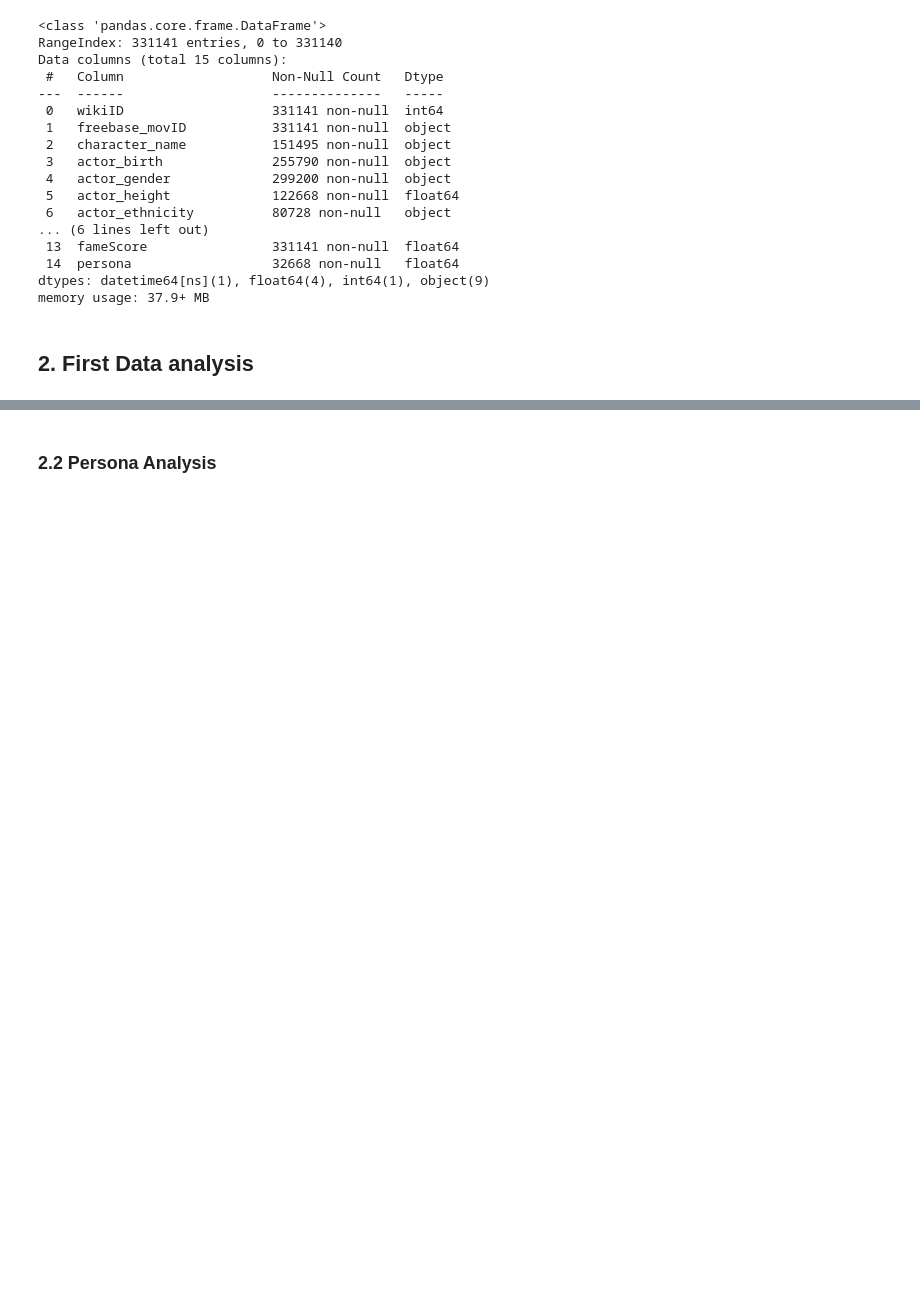
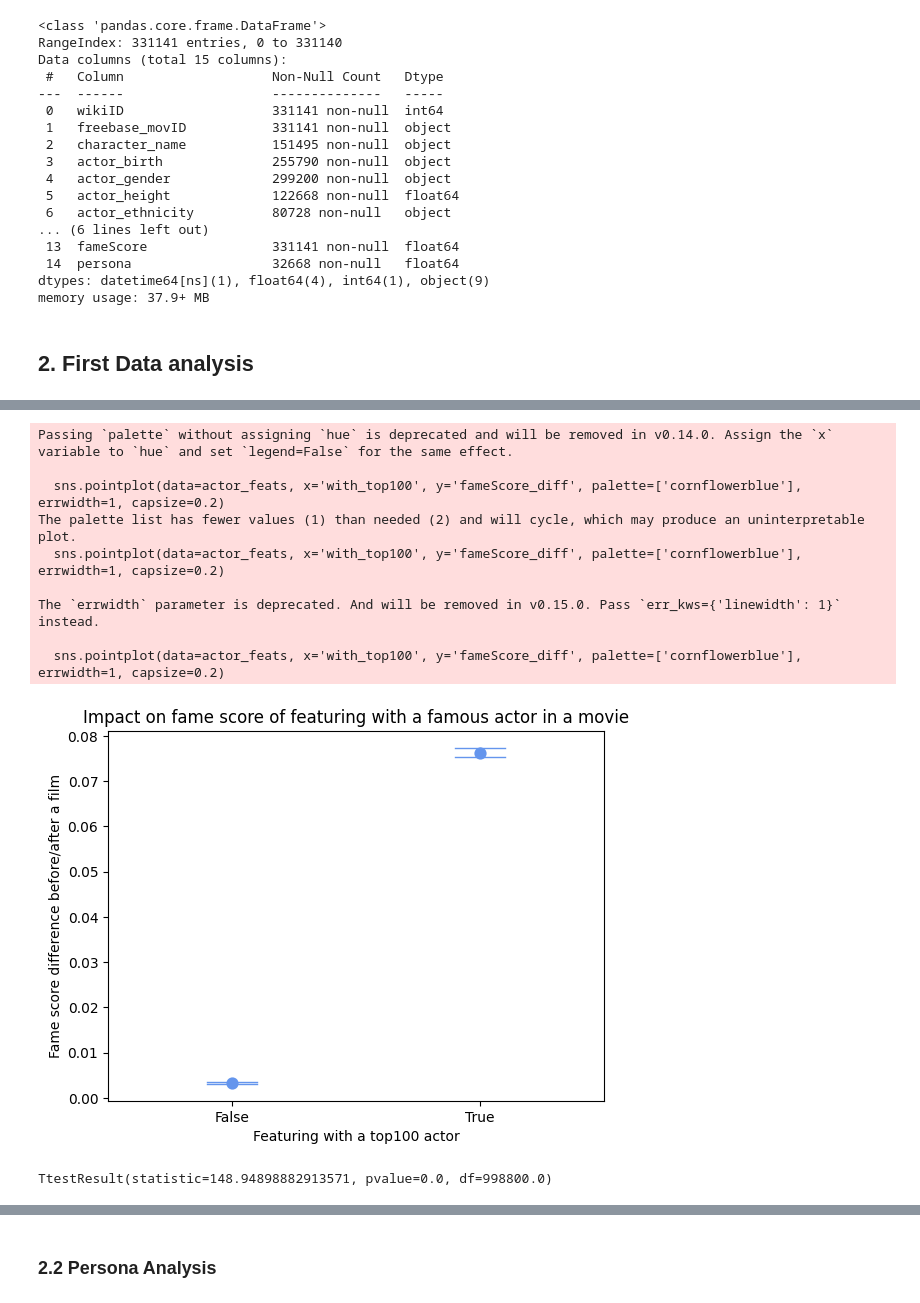
Before and after one commit to epfl-ada/ada-2023-project-lasempanadas, a Jupyter notebook: project_milestone_2.ipynb, the cells around one changed output, grey strips where cells are left out. Cells and saved outputs as stored; diff of their text form; code cells hidden in the pictures; blank space fills up the shorter version.

```diff
--- a/project_milestone_2.ipynb
+++ b/project_milestone_2.ipynb
@@ -495,0 +528,14 @@ memory usage: 37.9+ MB
+# %%
+def get_top100_actor(df):
+    '''
+    This function returns the top 100 actors with the highest fame score for each year
+    '''
+
+    # drop duplicates in case actor has several films in same year, keep the best fameScore attained that year
+    df=df.sort_values(['freebase_actorID','fameScore']).drop_duplicates(subset='freebase_actorID', keep='last')
+    return df.iloc[np.argsort(df.fameScore.values)[-100:],:]
+
+top100_actor_year=cmu_character.groupby(cmu_character.release_date.dt.year)[['wikiID','actor_name','freebase_actorID','fameScore']] \
+                               .apply(get_top100_actor) \
+                               .reset_index(level=0)
+top100_actor_year.head()
@@ -495,0 +578,9 @@ memory usage: 37.9+ MB
+# %%
+# create dataframe actor_feats linking an actor 1 benefitting from casting with an actor 2 (reverse relation is also present in dataframe)
+actor_feats = cmu_character[['wikiID','actor_name','freebase_actorID','release_date']]
+actor_feats = actor_feats.merge(actor_feats, on=['wikiID','release_date'])
+actor_feats.columns = ['wikiID','actor_name_1','freebase_actorID_1','release_date','actor_name_2','freebase_actorID_2']
+
+# remove feats with itself
+actor_feats = actor_feats[actor_feats.freebase_actorID_1!=actor_feats.freebase_actorID_2]
+actor_feats.head()
@@ -495,0 +596,6 @@ memory usage: 37.9+ MB
+# %%
+# Merge on actor 1 in the feats with actor_fame_diff to get its fame variations
+actor_feats = actor_feats.merge(actor_fame_diff, left_on=['wikiID','freebase_actorID_1','release_date'],
+                                right_on=['wikiID','freebase_actorID','release_date']) \
+                         .drop(columns='freebase_actorID', axis=1)
+actor_feats.head()
@@ -495,0 +611,10 @@ memory usage: 37.9+ MB
+# %%
+# Apply a left join on actor_feats with the top100 actors on actor 2 of actor_feats as it is the one from which actor 1 benefits
+# Left join allows to put NaNs when no match indicating that this feat between actors does not contain a famous ones
+actor_feats = actor_feats.merge(top100_actor_year[['wikiID','freebase_actorID']], \
+                                left_on=['wikiID','freebase_actorID_2'], \
+                                right_on=['wikiID','freebase_actorID'], how='left') \
+                         .rename(columns={'freebase_actorID':'with_top100'})
+actor_feats['with_top100'] = ~actor_feats['with_top100'].isna()
+
+actor_feats.head()
@@ -495,0 +628,20 @@ memory usage: 37.9+ MB
+# %%
+sns.pointplot(data=actor_feats, x='with_top100', y='fameScore_diff', palette=['cornflowerblue'], errwidth=1, capsize=0.2)
+plt.title('Impact on fame score of featuring with a famous actor in a movie')
+plt.ylabel('Fame score difference before/after a film')
+plt.xlabel('Featuring with a top100 actor');
+# %% [output]
+Passing `palette` without assigning `hue` is deprecated and will be removed in v0.14.0. Assign the `x` variable to `hue` and set `legend=False` for the same effect.
+
+  sns.pointplot(data=actor_feats, x='with_top100', y='fameScore_diff', palette=['cornflowerblue'], errwidth=1, capsize=0.2)
+The palette list has fewer values (1) than needed (2) and will cycle, which may produce an uninterpretable plot.
+  sns.pointplot(data=actor_feats, x='with_top100', y='fameScore_diff', palette=['cornflowerblue'], errwidth=1, capsize=0.2)
+
+The `errwidth` parameter is deprecated. And will be removed in v0.15.0. Pass `err_kws={'linewidth': 1}` instead.
+
+  sns.pointplot(data=actor_feats, x='with_top100', y='fameScore_diff', palette=['cornflowerblue'], errwidth=1, capsize=0.2)
+[figure, added]
+# %%
+stats.ttest_ind(actor_feats.query('with_top100==True')['fameScore_diff'].values, actor_feats.query('with_top100==False')['fameScore_diff'].values)
+# %% [output]
+TtestResult(statistic=148.94898882913571, pvalue=0.0, df=998800.0)
```
Also changed, not shown: parts of 32 cells of this notebook.
